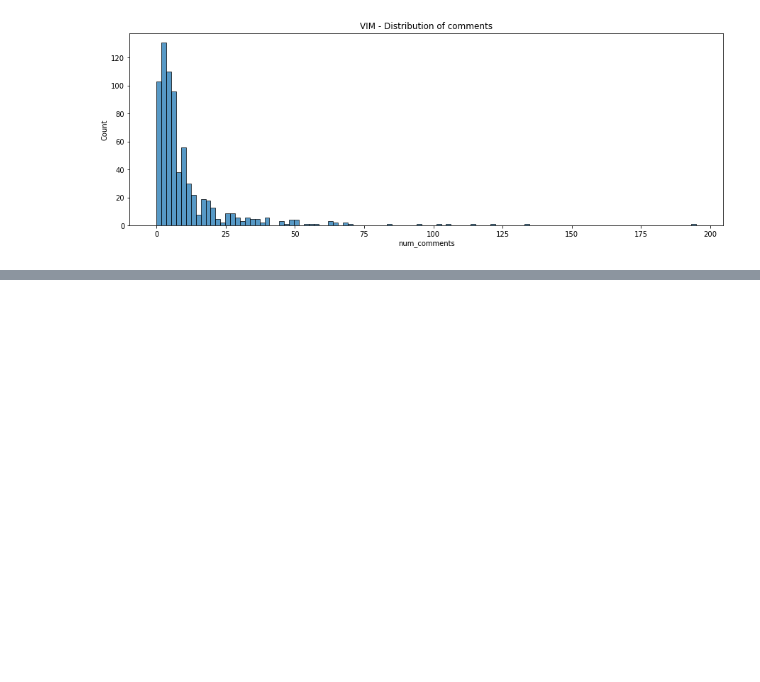
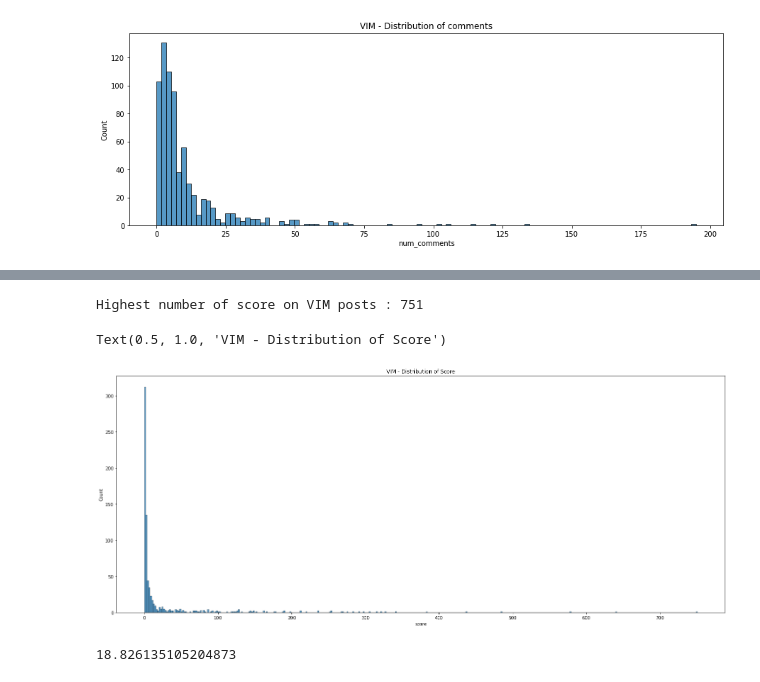
Before and after one commit to Neha-Sajnani/Reddit-Data-Analysis, a Jupyter notebook: Reddit Data Analysis.ipynb, the cells around one changed output, grey strips where cells are left out. Cells and saved outputs as stored; diff of their text form; code cells hidden in the pictures; blank space fills up the shorter version.

```diff
--- a/Reddit Data Analysis.ipynb
+++ b/Reddit Data Analysis.ipynb
@@ -218,0 +230,11 @@ Text(0.5, 1.0, 'VIM - Distribution of comments')
+# %%
+# Score distribution in Vim subreddit
+
+print("Highest number of score on VIM posts : " + str(max(df_vim['score'])))
+
+plt.figure(figsize=(25,10))
+sns.histplot(data=df_vim, x="score").set_title("VIM - Distribution of Score")
+# %% [output]
+Highest number of score on VIM posts : 751
+Text(0.5, 1.0, 'VIM - Distribution of Score')
+[figure, added]
@@ -218,0 +254,4 @@ Text(0.5, 1.0, 'VIM - Distribution of comments')
+# %%
+((df['Edited Posts'][0])/(df['Edited Posts'][0] + df['Not Edited Posts'][0]))*100
+# %% [output]
+18.826135105204873
```
Also changed, not shown: parts of 12 cells of this notebook.
